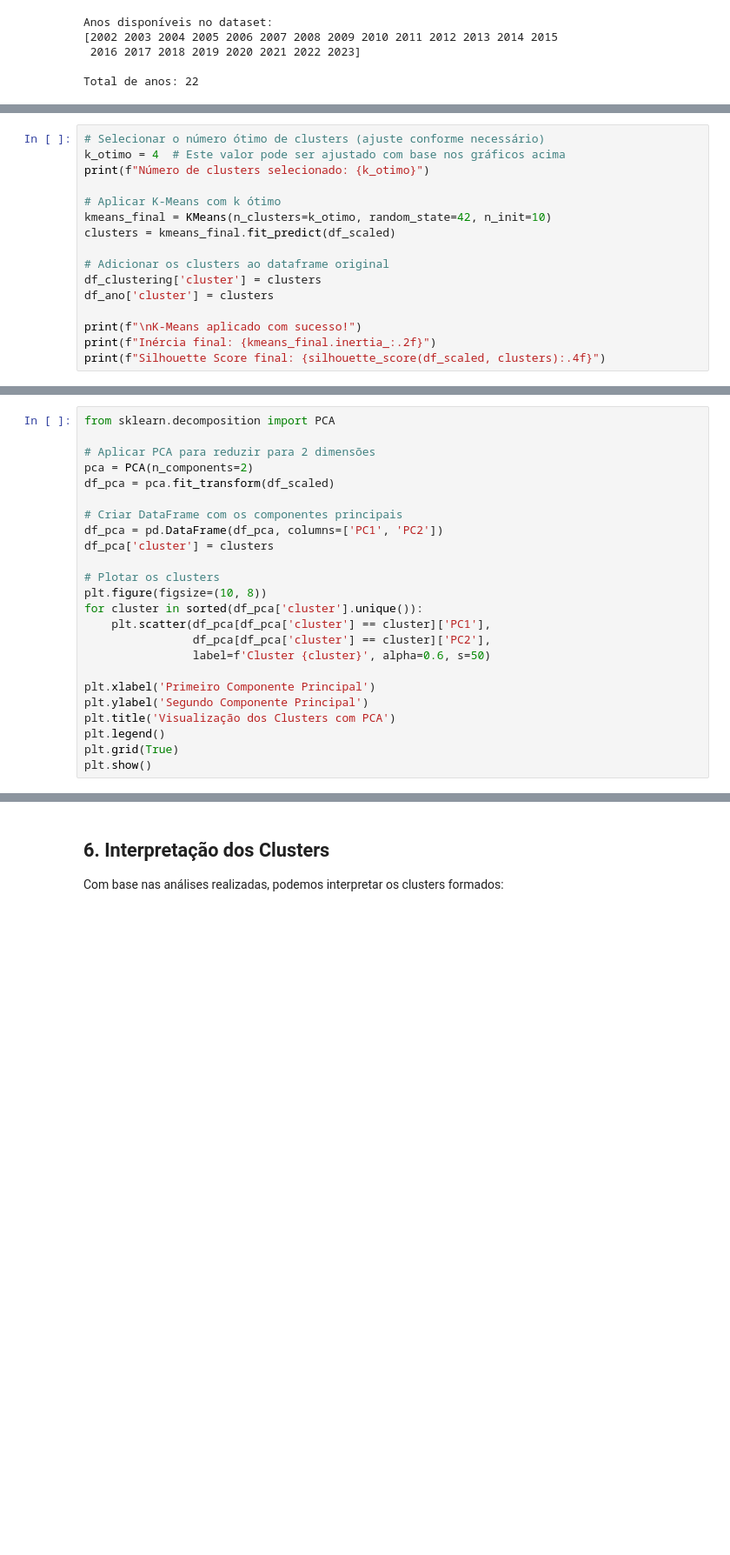
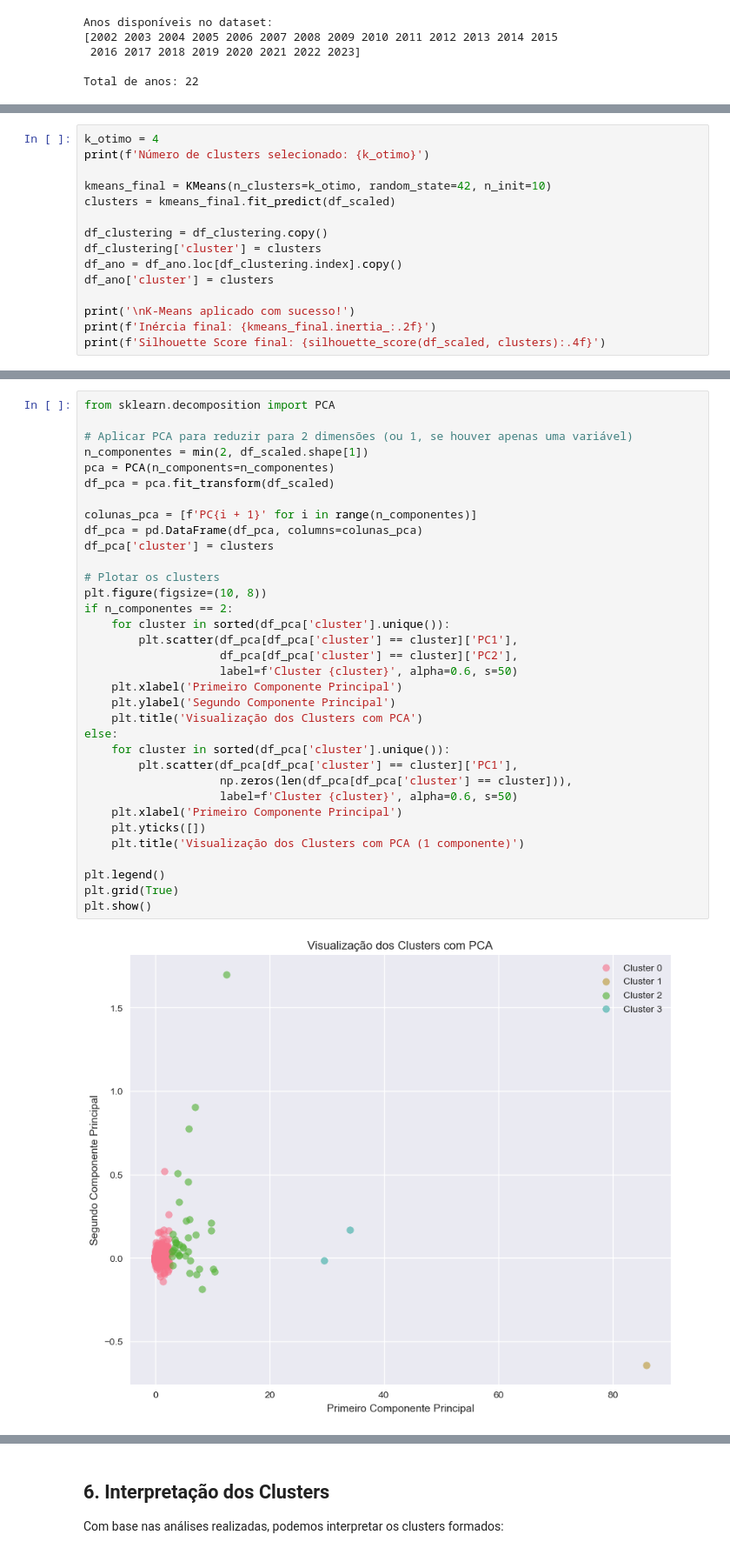
Before and after one commit to JoseVictorVicente/Clustering-Algorithm, a Jupyter notebook: clustering_kmeans.ipynb, the cells around one changed output, grey strips where cells are left out. Shown at 87% size. Drawn from its saved outputs; the diff is of its cells as text; blank space fills up the shorter version.

Commit message:
Fixa anos 2023 e 2022 no clustering e adapta o notebook ao PIB disponível nesse período.
Co-authored-by: Cursor <cursoragent@cursor.com>

```diff
--- a/clustering_kmeans.ipynb
+++ b/clustering_kmeans.ipynb
@@ -309,16 +321,15 @@ Com base no método do cotovelo e no silhouette score, selecionamos o número ó
 # %%
-# Selecionar o número ótimo de clusters (ajuste conforme necessário)
-k_otimo = 4  # Este valor pode ser ajustado com base nos gráficos acima
-print(f"Número de clusters selecionado: {k_otimo}")
+k_otimo = 4
+print(f'Número de clusters selecionado: {k_otimo}')
 
-# Aplicar K-Means com k ótimo
 kmeans_final = KMeans(n_clusters=k_otimo, random_state=42, n_init=10)
 clusters = kmeans_final.fit_predict(df_scaled)
 
-# Adicionar os clusters ao dataframe original
+df_clustering = df_clustering.copy()
 df_clustering['cluster'] = clusters
+df_ano = df_ano.loc[df_clustering.index].copy()
 df_ano['cluster'] = clusters
 
-print(f"\nK-Means aplicado com sucesso!")
-print(f"Inércia final: {kmeans_final.inertia_:.2f}")
-print(f"Silhouette Score final: {silhouette_score(df_scaled, clusters):.4f}")
+print('\nK-Means aplicado com sucesso!')
+print(f'Inércia final: {kmeans_final.inertia_:.2f}')
+print(f'Silhouette Score final: {silhouette_score(df_scaled, clusters):.4f}')
@@ -350,25 +395,37 @@ Como temos mais de 2 variáveis, usamos PCA (Principal Component Analysis) para
 # %%
 from sklearn.decomposition import PCA
 
-# Aplicar PCA para reduzir para 2 dimensões
-pca = PCA(n_components=2)
+# Aplicar PCA para reduzir para 2 dimensões (ou 1, se houver apenas uma variável)
+n_componentes = min(2, df_scaled.shape[1])
+pca = PCA(n_components=n_componentes)
 df_pca = pca.fit_transform(df_scaled)
 
-# Criar DataFrame com os componentes principais
-df_pca = pd.DataFrame(df_pca, columns=['PC1', 'PC2'])
+colunas_pca = [f'PC{i + 1}' for i in range(n_componentes)]
+df_pca = pd.DataFrame(df_pca, columns=colunas_pca)
 df_pca['cluster'] = clusters
 
 # Plotar os clusters
 plt.figure(figsize=(10, 8))
-for cluster in sorted(df_pca['cluster'].unique()):
-    plt.scatter(df_pca[df_pca['cluster'] == cluster]['PC1'],
-                df_pca[df_pca['cluster'] == cluster]['PC2'],
-                label=f'Cluster {cluster}', alpha=0.6, s=50)
+if n_componentes == 2:
+    for cluster in sorted(df_pca['cluster'].unique()):
+        plt.scatter(df_pca[df_pca['cluster'] == cluster]['PC1'],
+                    df_pca[df_pca['cluster'] == cluster]['PC2'],
+                    label=f'Cluster {cluster}', alpha=0.6, s=50)
+    plt.xlabel('Primeiro Componente Principal')
+    plt.ylabel('Segundo Componente Principal')
+    plt.title('Visualização dos Clusters com PCA')
+else:
+    for cluster in sorted(df_pca['cluster'].unique()):
+        plt.scatter(df_pca[df_pca['cluster'] == cluster]['PC1'],
+                    np.zeros(len(df_pca[df_pca['cluster'] == cluster])),
+                    label=f'Cluster {cluster}', alpha=0.6, s=50)
+    plt.xlabel('Primeiro Componente Principal')
+    plt.yticks([])
+    plt.title('Visualização dos Clusters com PCA (1 componente)')
 
-plt.xlabel('Primeiro Componente Principal')
-plt.ylabel('Segundo Componente Principal')
-plt.title('Visualização dos Clusters com PCA')
 plt.legend()
 plt.grid(True)
 plt.show()
+# %% [output]
+[figure, added]
 # %% [markdown]
```
Also changed, not shown: parts of 41 cells of this notebook.
